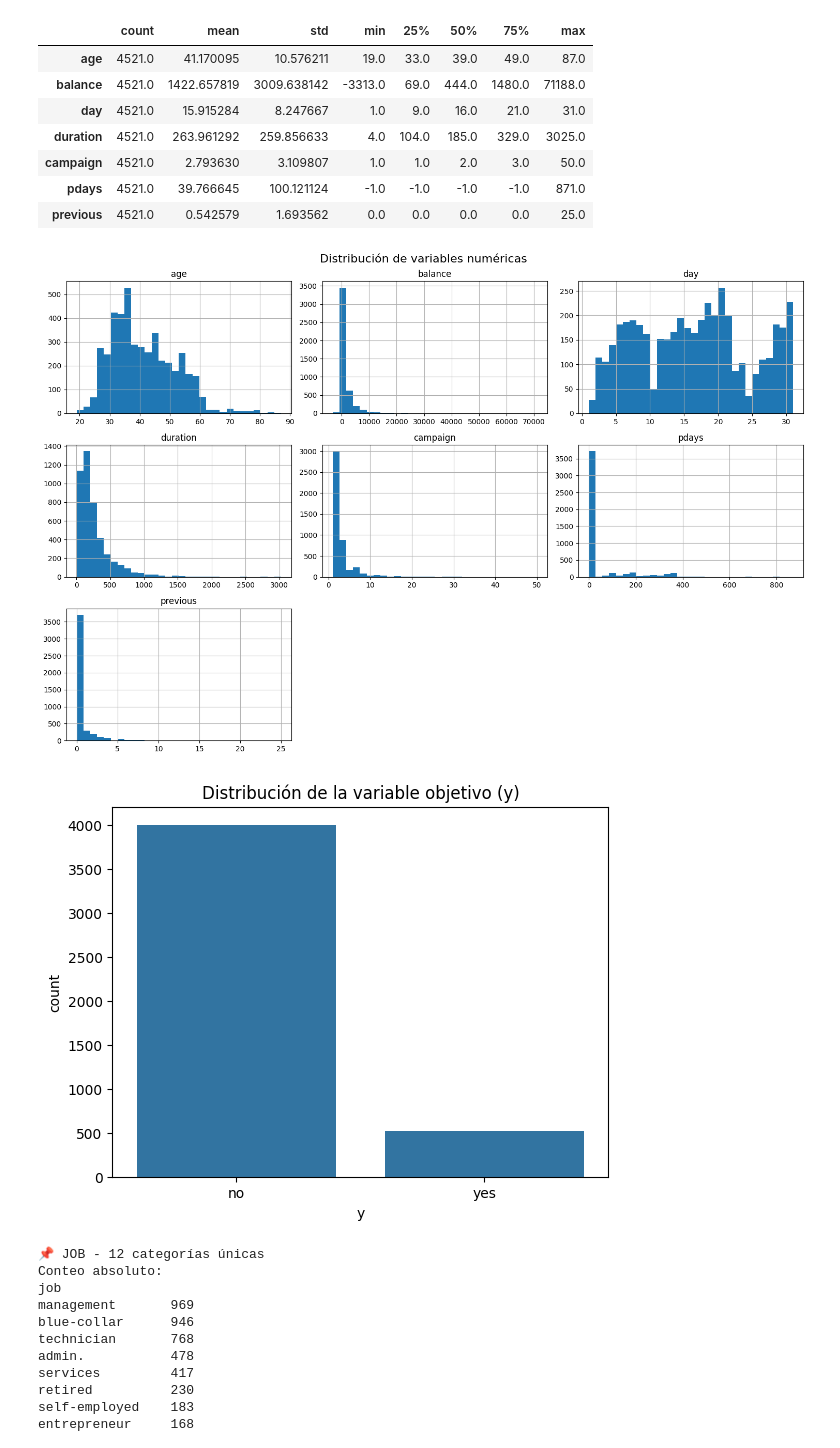
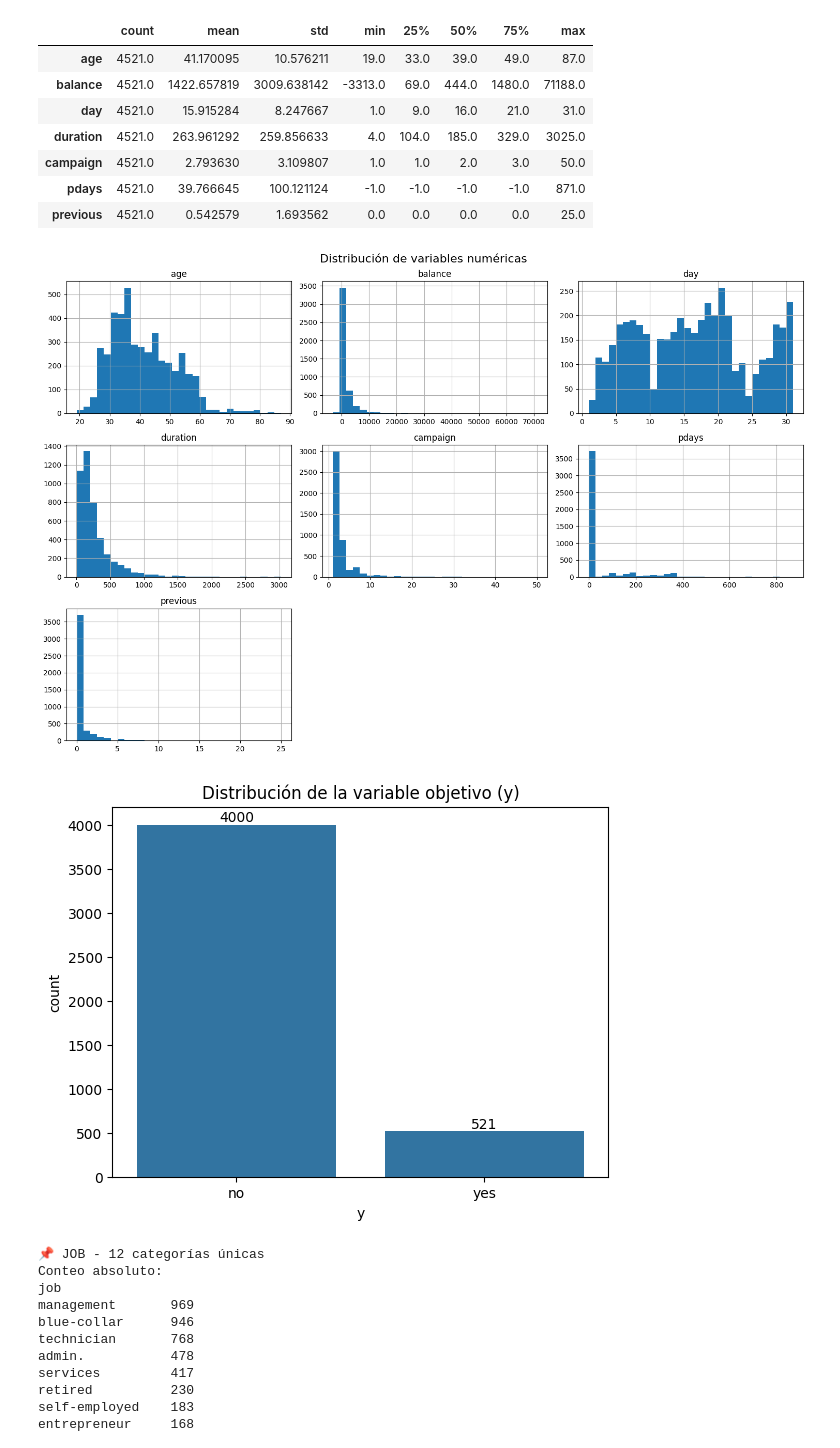
Before and after one commit to AleDuran96/ProyectoMercadoLibre, a Jupyter notebook: src/Notebooks/exploracion.ipynb, the cells around one changed output. Saved outputs shown, nothing was run; the diff lists cells and outputs as text; code cells hidden in the pictures.

```diff
--- a/src/Notebooks/exploracion.ipynb
+++ b/src/Notebooks/exploracion.ipynb
@@ -115,17 +115,24 @@ display(df[num_cols].describe().T)
 # %%
 # Histograma de numéricas
 df[num_cols].hist(bins=30, figsize=(15, 10))
 plt.suptitle("Distribución de variables numéricas", fontsize=16)
 plt.tight_layout()
 plt.show()
 
 # Conteo de la variable objetivo
-sns.countplot(data=df, x='y')
+ax = sns.countplot(data=df, x='y')
 plt.title("Distribución de la variable objetivo (y)")
+for p in ax.patches:
+    count = int(p.get_height())
+    ax.annotate(f'{count}',                # El texto que se muestra
+                (p.get_x() + p.get_width() / 2., count),  # Posición (centro de la barra, altura)
+                ha='center', va='bottom',   # Alineación horizontal y vertical
+                fontsize=10, color='black')
+
 plt.show()
 # %% [output]
 [figure]
-[figure, old version]
+[figure, new version]
 # %%
 # Detectar columnas categóricas
 cat_cols = df.select_dtypes(include="object").columns
```
Also changed, not shown: parts of 3 cells of this notebook, 3 other files.
